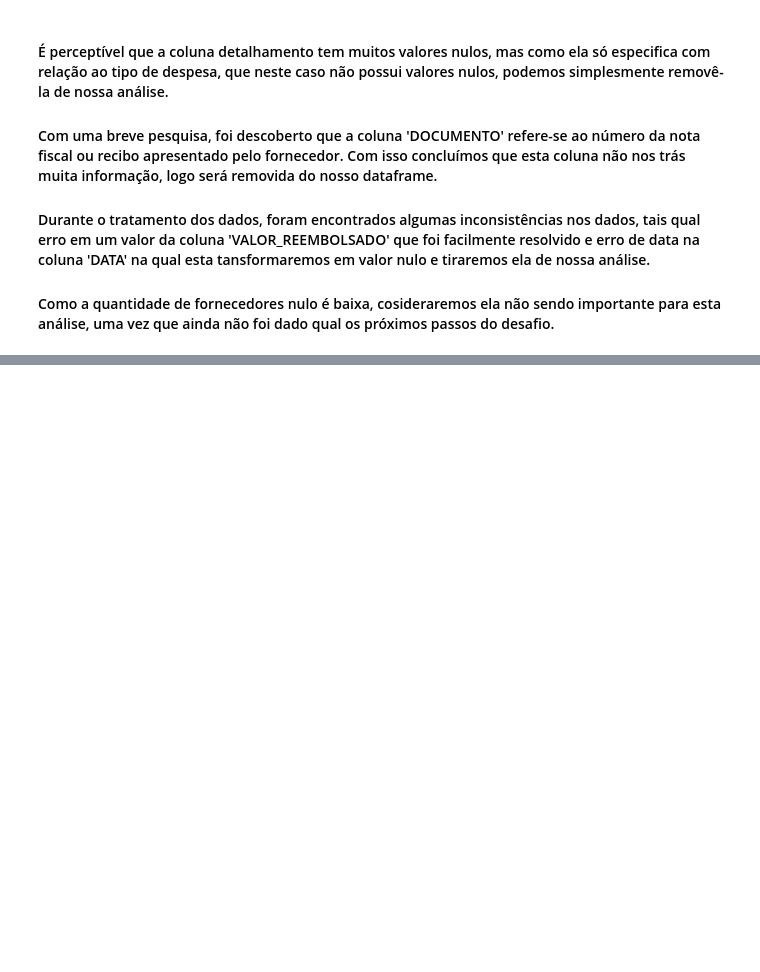
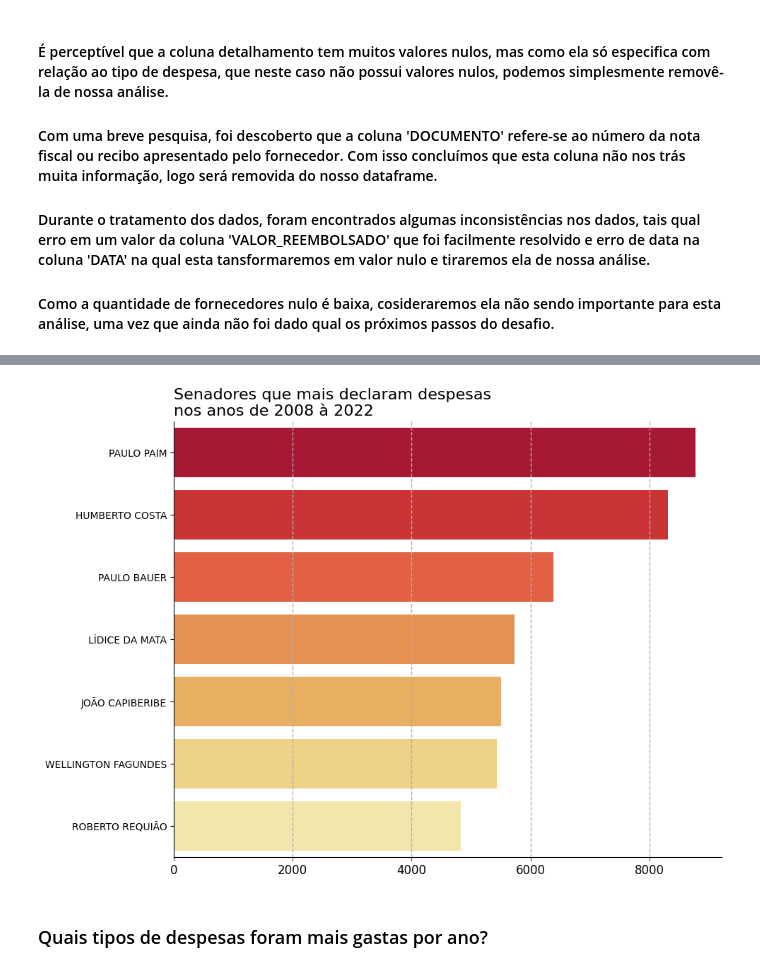
Before and after one commit to LuizHB23/7DaysOfCode-Ciencia-de-Dados, a Jupyter notebook: main.ipynb, the cells around one changed output, grey strips where cells are left out. Saved outputs shown, nothing was run; the diff lists cells and outputs as text; code cells hidden in the pictures; blank space fills up the shorter version.

```diff
--- a/main.ipynb
+++ b/main.ipynb
@@ -136,0 +149,4 @@ memory usage: 25.3+ MB
+# %%
+maior_despesas = dados[['SENADOR', 'TIPO_DESPESA']].copy()
+maior_despesas = maior_despesas.groupby('SENADOR')['TIPO_DESPESA'].value_counts().reset_index()
+maior_despesas.head()
@@ -136,0 +160,6 @@ memory usage: 25.3+ MB
+# %%
+maior_despesas = maior_despesas.drop(columns='TIPO_DESPESA')
+maior_despesas.rename(columns={'count': 'QUANTIDADE_DESPESAS'}, inplace=True)
+maior_despesas = maior_despesas.groupby('SENADOR').sum()
+maior_despesas = maior_despesas.sort_values(by='QUANTIDADE_DESPESAS', ascending=False).reset_index()
+maior_despesas.head(7)
@@ -136,0 +175,2 @@ memory usage: 25.3+ MB
+# %%
+top_senadores = maior_despesas.head(7)
@@ -136,0 +180,18 @@ memory usage: 25.3+ MB
+# %%
+fig, ax = plt.subplots(figsize = (10,8))
+
+ax = sns.barplot(top_senadores, x='QUANTIDADE_DESPESAS', y='SENADOR', palette='YlOrRd_r', hue='SENADOR')
+ax.set_title('Senadores que mais declaram despesas\nnos anos de 2008 à 2022', loc='left', fontsize=16)
+ax.set_xlabel('')
+ax.set_ylabel('')
+
+ax.yaxis.set_tick_params(labelsize=10)
+ax.xaxis.set_tick_params(labelsize=12, color='#414040')
+ax.xaxis.grid(linestyle='--', linewidth=1)
+sns.despine()
+
+plt.show()
+# %% [output]
+[figure, added]
+# %% [markdown]
+### Quais tipos de despesas foram mais gastas por ano?
```
Also changed, not shown: parts of 21 cells of this notebook.
